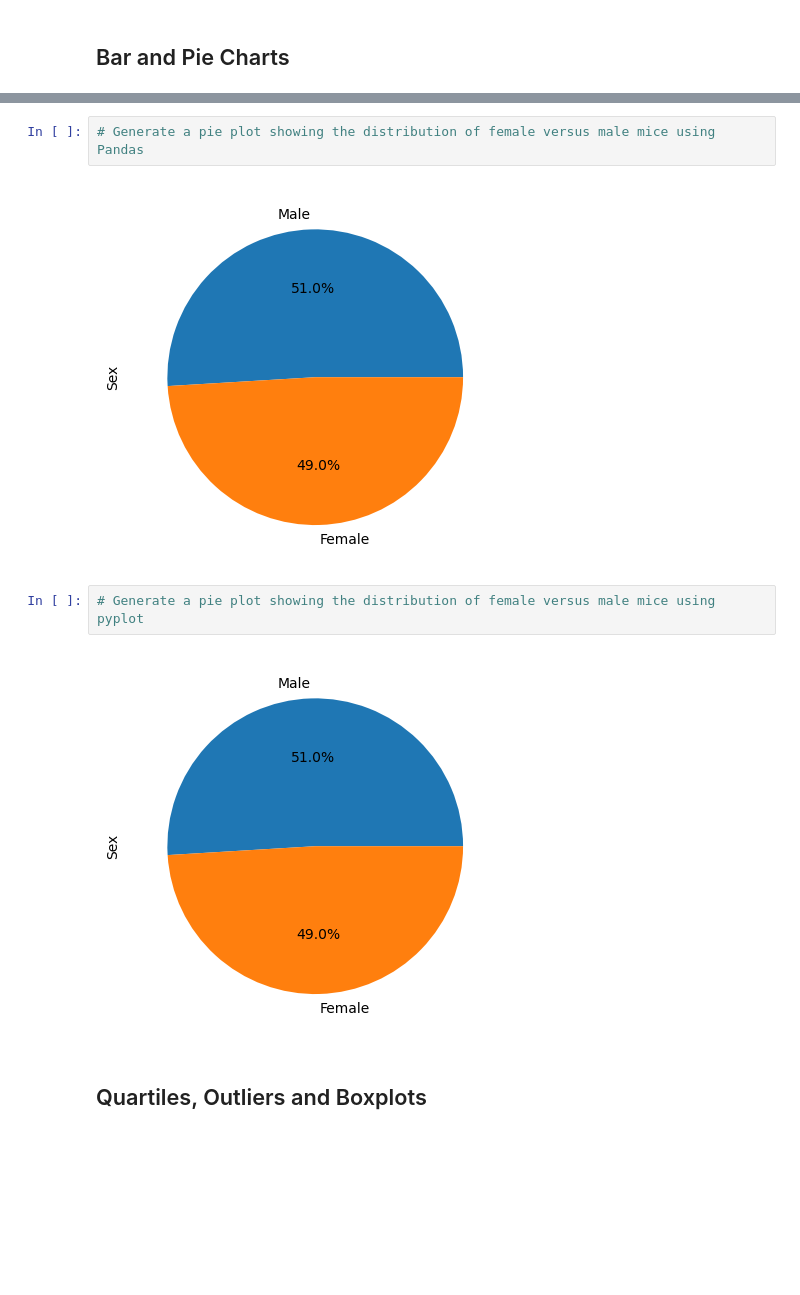
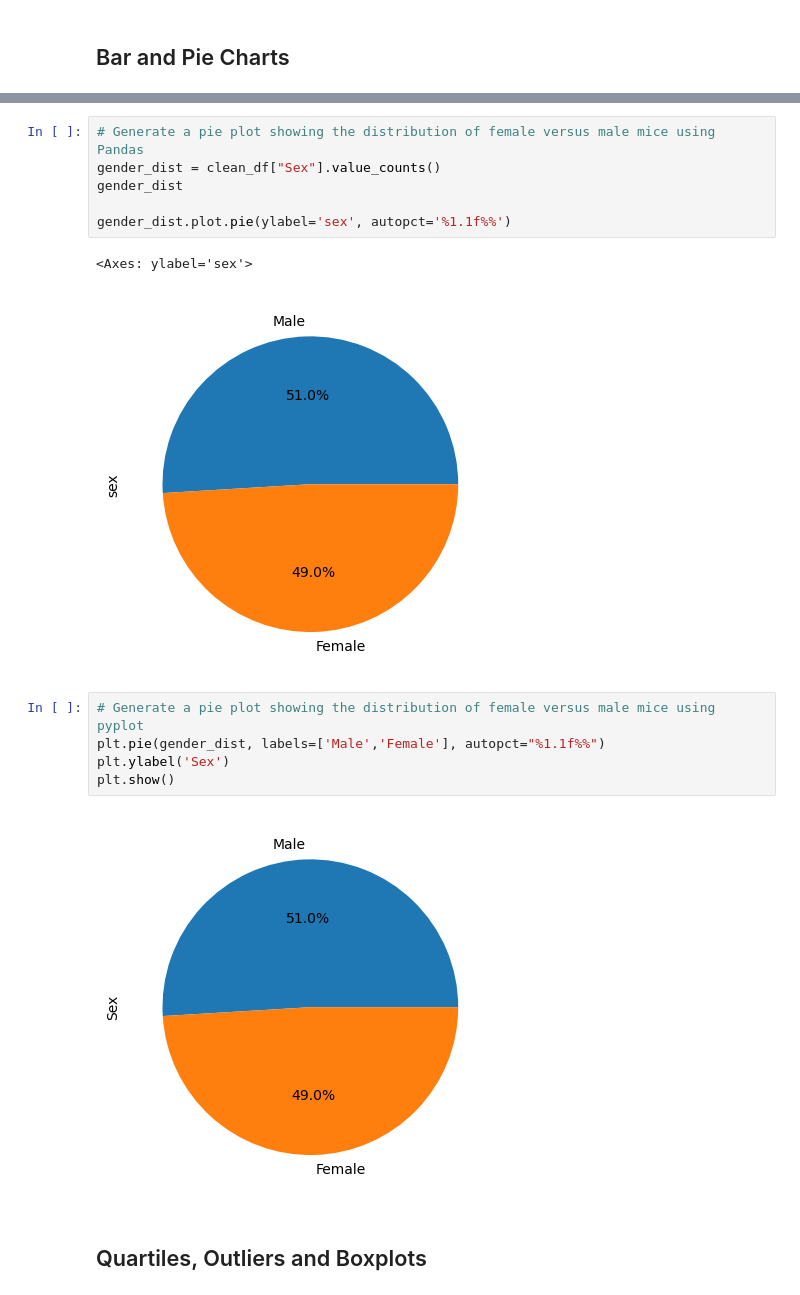
Before and after one commit to HollaNotes/Module_5_Challenge, a Jupyter notebook: pymaceuticals_NoelleWatson.ipynb, the cells around one changed output, grey strips where cells are left out. Cells and saved outputs as stored; diff of their text form; blank space fills up the shorter version.

```diff
--- a/pymaceuticals_NoelleWatson.ipynb
+++ b/pymaceuticals_NoelleWatson.ipynb
@@ -140,10 +161,18 @@ TypeError: 'DataFrame' object is not callable
 # %%
 # Generate a pie plot showing the distribution of female versus male mice using Pandas
+gender_dist = clean_df["Sex"].value_counts()
+gender_dist
+
+gender_dist.plot.pie(ylabel='sex', autopct='%1.1f%%')
 # %% [output]
+<Axes: ylabel='sex'>
-[figure, old version]
+[figure, new version]
 # %%
 # Generate a pie plot showing the distribution of female versus male mice using pyplot
+plt.pie(gender_dist, labels=['Male','Female'], autopct="%1.1f%%")
+plt.ylabel('Sex')
+plt.show()
 # %% [output]
-[figure, old version]
+[figure, new version]
 # %% [markdown]
 ## Quartiles, Outliers and Boxplots
```
Also changed, not shown: parts of 20 cells of this notebook.
